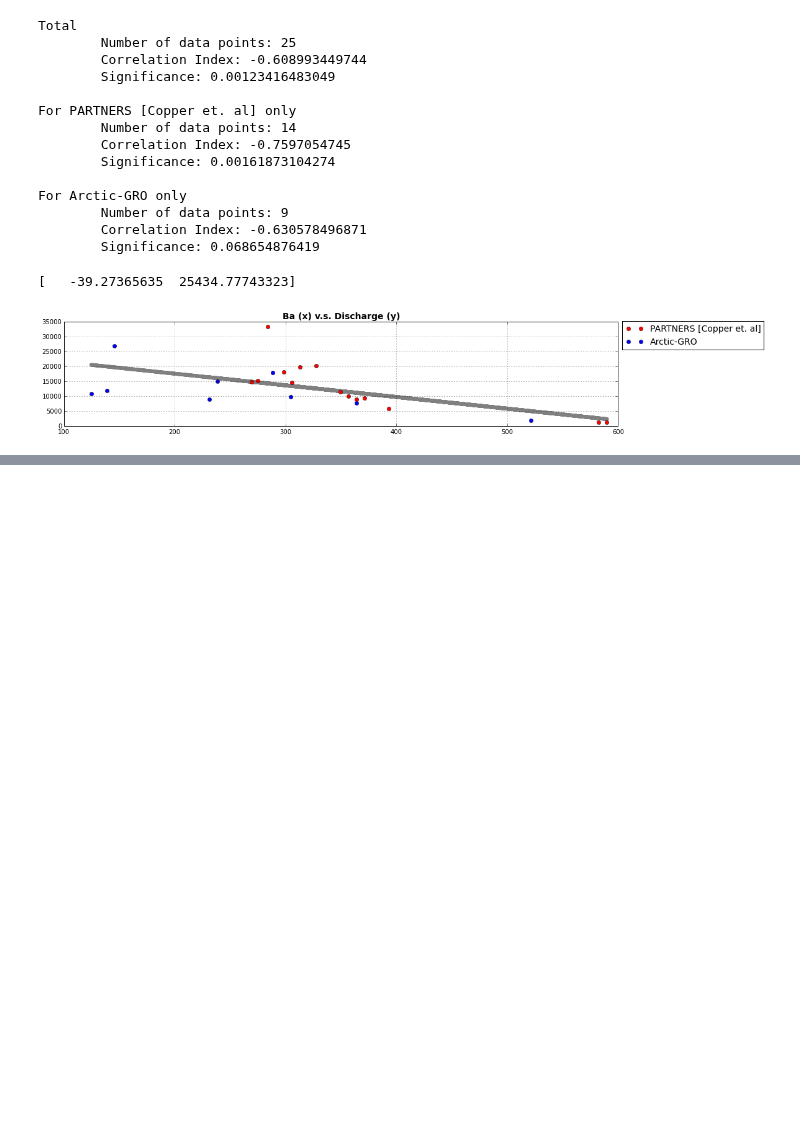
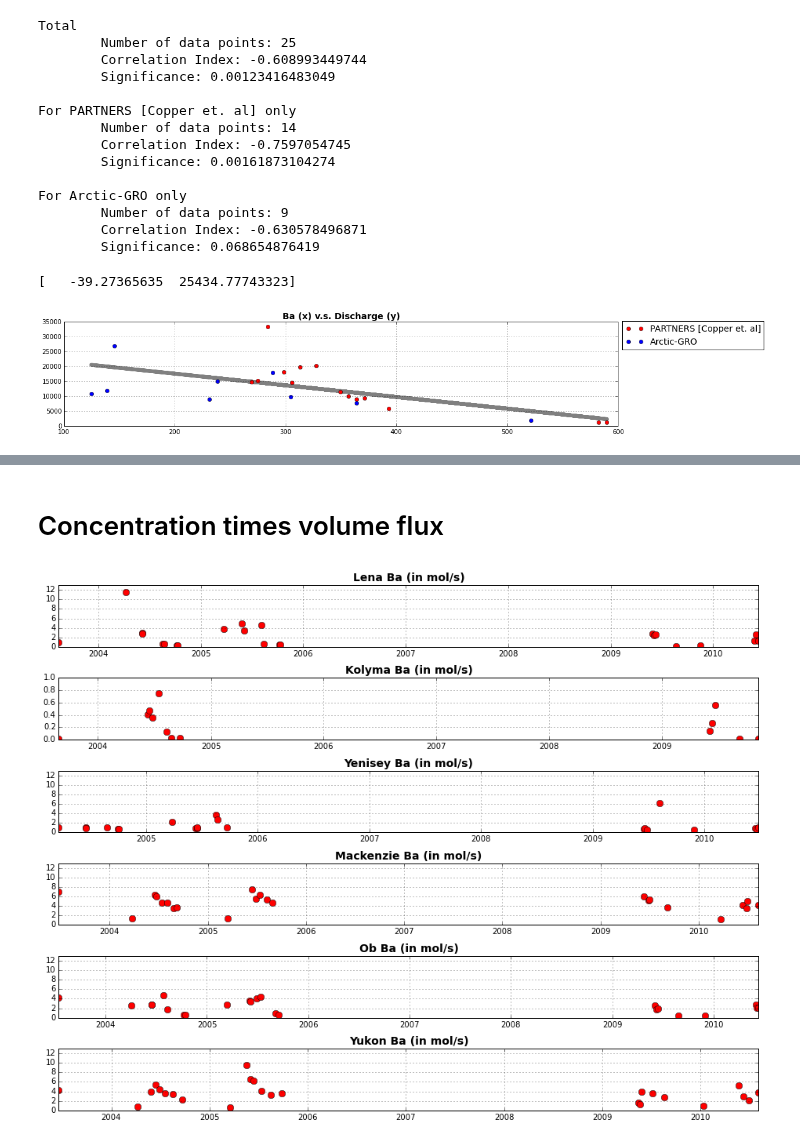
Before and after one commit to UBC-MOAD/analysis-kyle, a Jupyter notebook: notebooks/[River] Fluvial Barium & River Discharge Records.ipynb, the cells around one changed output, grey strips where cells are left out. Cells and saved outputs as stored; diff of their text form; code cells hidden in the pictures; blank space fills up the shorter version.

```diff
--- a/notebooks/[River] Fluvial Barium & River Discharge Records.ipynb
+++ b/notebooks/[River] Fluvial Barium & River Discharge Records.ipynb
@@ -1088,0 +1091,50 @@ ax6.grid()
+# %% [markdown]
+# Concentration times volume flux
+# %%
+fig=plt.figure(figsize=(16, 12))
+plt.subplots_adjust(hspace = 0.5)
+
+ax1=plt.subplot2grid((6, 1), (0, 0), colspan=6, rowspan=1)
+ax2=plt.subplot2grid((6, 1), (1, 0), colspan=6, rowspan=1)
+ax3=plt.subplot2grid((6, 1), (2, 0), colspan=6, rowspan=1)
+ax4=plt.subplot2grid((6, 1), (3, 0), colspan=6, rowspan=1)
+ax5=plt.subplot2grid((6, 1), (4, 0), colspan=6, rowspan=1)
+ax6=plt.subplot2grid((6, 1), (5, 0), colspan=6, rowspan=1)
+
+ax1.plot(Lena_time, Lena_Ba.flatten()*Lena_discharge.flatten()*1e-6, 'ro', markersize=8, linewidth=2)
+ax1.set_xlim(Lena_time[0], Lena_time[-1])
+ax1.set_ylim(0, 13)
+ax1.set_title('Lena Ba (in mol/s)', fontsize=14, fontweight='bold')
+ax1.grid()
+
+ax2.plot(Kolyma_time, Kolyma_Ba.flatten()*Kolyma_discharge.flatten()*1e-6, 'ro', markersize=8, linewidth=2)
+ax2.set_xlim(Kolyma_time[0], Kolyma_time[-1])
+ax2.set_ylim(0, 1)
+ax2.set_title('Kolyma Ba (in mol/s)', fontsize=14, fontweight='bold')
+ax2.grid()
+
+ax3.plot(Yenisey_time, Yenisey_Ba.flatten()*Yenisey_discharge.flatten()*1e-6, 'ro', markersize=8, linewidth=2)
+ax3.set_xlim(Yenisey_time[0], Yenisey_time[-1])
+ax3.set_ylim(0, 13)
+ax3.set_title('Yenisey Ba (in mol/s)', fontsize=14, fontweight='bold')
+ax3.grid()
+
+ax4.plot(Mackenzie_time, Mackenzie_Ba.flatten()*Mackenzie_discharge.flatten()*1e-6, 'ro', markersize=8, linewidth=2)
+ax4.set_xlim(Mackenzie_time[0], Mackenzie_time[-1])
+ax4.set_ylim(0, 13)
+ax4.set_title('Mackenzie Ba (in mol/s)', fontsize=14, fontweight='bold')
+ax4.grid()
+
+ax5.plot(Ob_time, Ob_Ba.flatten()*Ob_discharge.flatten()*1e-6, 'ro', markersize=8, linewidth=2)
+ax5.set_xlim(Ob_time[0], Ob_time[-1])
+ax5.set_ylim(0, 13)
+ax5.set_title('Ob Ba (in mol/s)', fontsize=14, fontweight='bold')
+ax5.grid()
+
+ax6.plot(Yukon_time, Yukon_Ba.flatten()*Yukon_discharge.flatten()*1e-6, 'ro', markersize=8, linewidth=2)
+ax6.set_xlim(Yukon_time[0], Yukon_time[-1])
+ax6.set_ylim(0, 13)
+ax6.set_title('Yukon Ba (in mol/s)', fontsize=14, fontweight='bold')
+ax6.grid()
+# %% [output]
+[figure, added]
```
Also changed, not shown: parts of 3 cells of this notebook.
